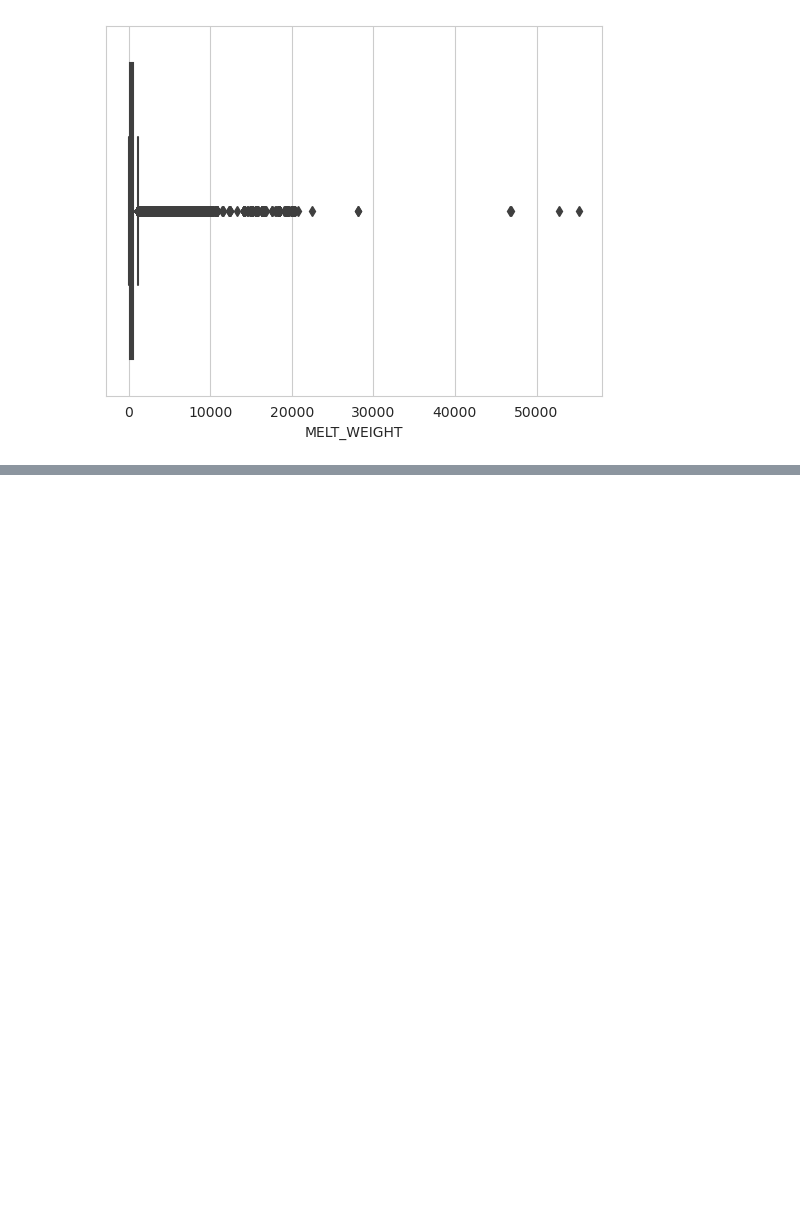
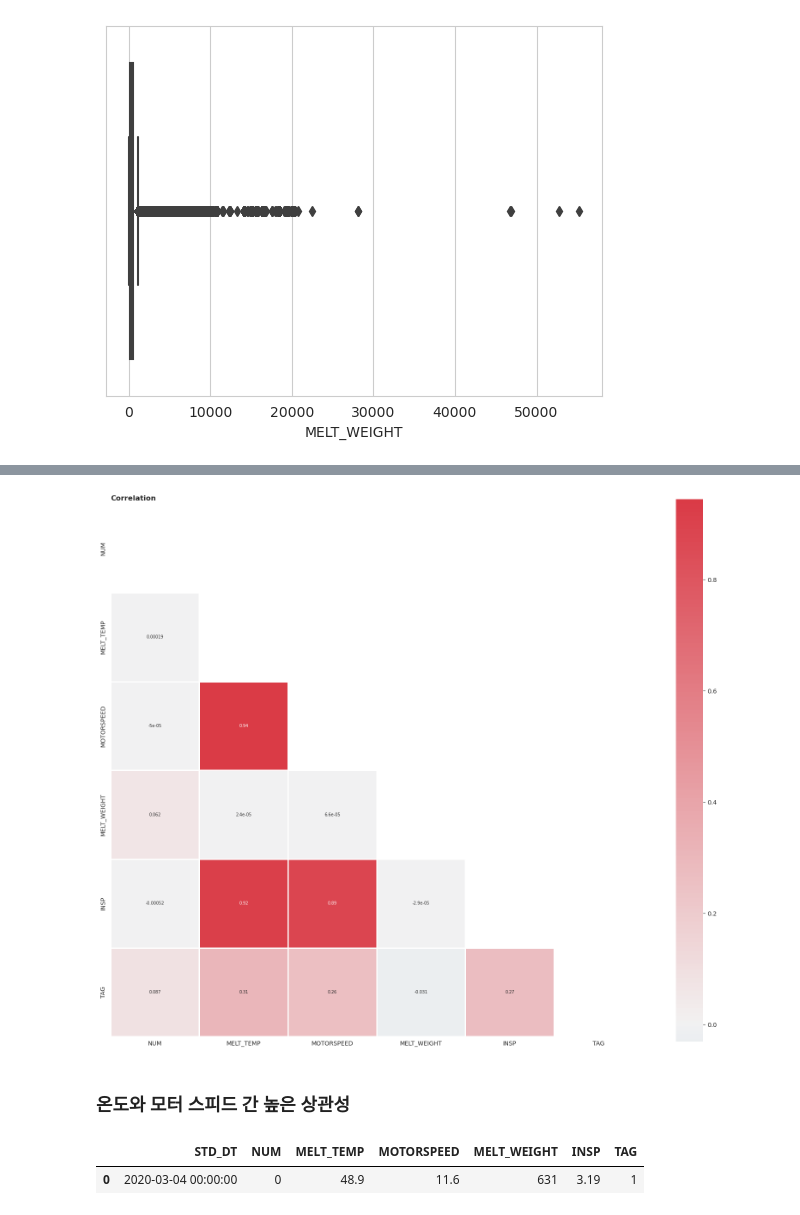
Before and after one commit to min0355/mx_competition, a Jupyter notebook: code/think_algorithm.ipynb, the cells around one changed output, grey strips where cells are left out. Drawn from its saved outputs; the diff is of its cells as text; code cells hidden in the pictures; blank space fills up the shorter version.

```diff
--- a/code/think_algorithm.ipynb
+++ b/code/think_algorithm.ipynb
@@ -159,0 +181,23 @@ df.head()
+# %%
+# Heatmap
+
+fig, ax = plt.subplots(1, 1, figsize=(20, 20))
+df_corr = df.corr()
+
+mask = np.zeros_like(df_corr, dtype=np.bool)
+mask[np.triu_indices_from(mask)] = True
+
+sns.heatmap(df_corr, ax=ax,
+           square=True, center=0, linewidth=1,
+           cmap=sns.diverging_palette(240, 10, as_cmap=True),
+           cbar_kws={'shrink': .82},
+           mask=mask,
+           annot=True,
+           annot_kws={'size':7}
+           )
+ax.set_title(f'Correlation', loc='left', fontweight='bold')
+plt.show()
+# %% [output]
+[figure, added]
+# %% [markdown]
+### 온도와 모터 스피드 간 높은 상관성
@@ -159,0 +233,5 @@ df.head()
+# %%
+df.head(1)
+# %% [output]
+|  | STD_DT | NUM | MELT_TEMP | MOTORSPEED | MELT_WEIGHT | INSP | TAG |
+| 0 | 2020-03-04 00:00:00 | 0 | 48.9 | 11.6 | 631 | 3.19 | 1 |
```
Also changed, not shown: parts of 24 cells of this notebook.
